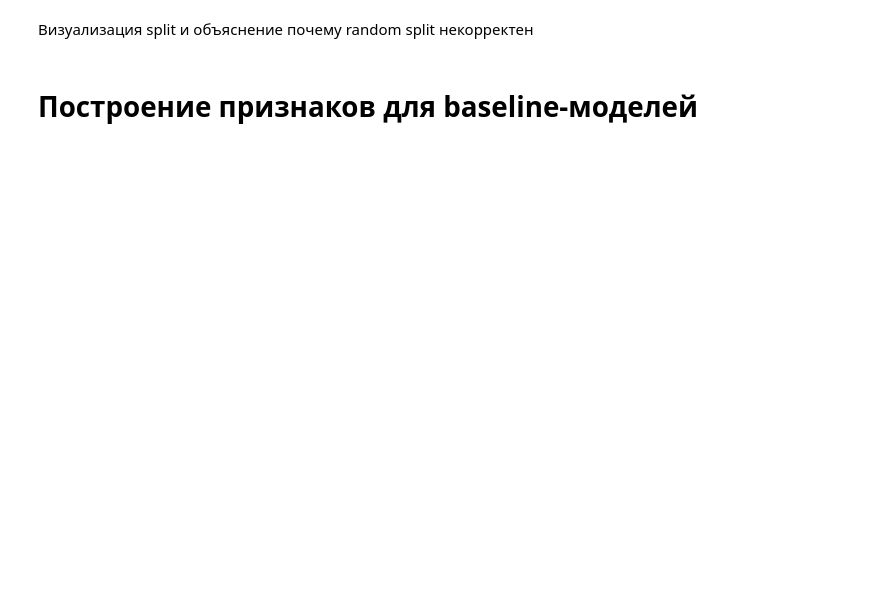
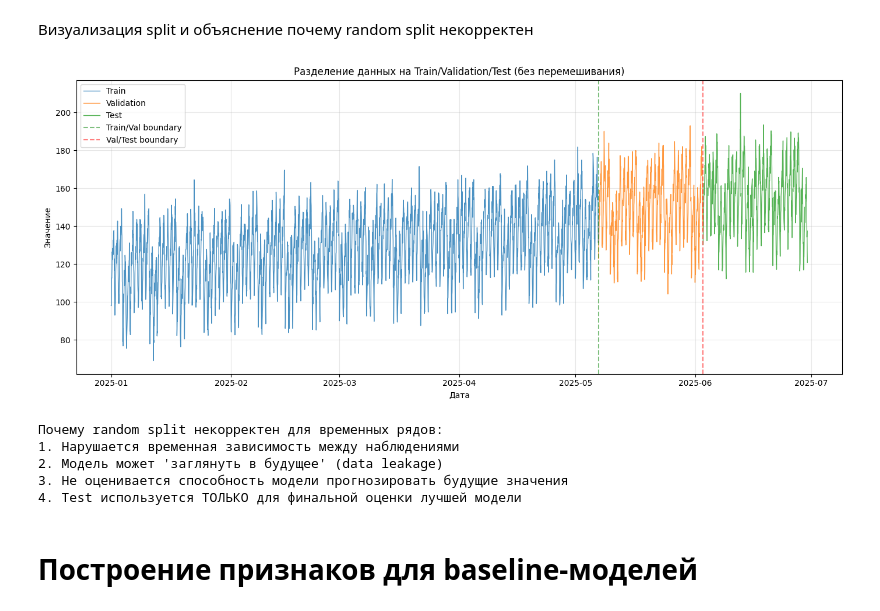
Before and after one commit to nik1t00s/Intelligent-Systems-MIREA, a Jupyter notebook: homeworks/HW12/HW12.ipynb, the cells around one changed output. Saved outputs shown, nothing was run; the diff lists cells and outputs as text; code cells hidden in the pictures; blank space fills up the shorter version.

```diff
--- a/homeworks/HW12/HW12.ipynb
+++ b/homeworks/HW12/HW12.ipynb
@@ -135,23 +134,31 @@ Test:  648 записей (2025-06-03 00:00:00 - 2025-06-29 23:00:00)
 # %%
 plt.figure(figsize=(14, 6))
 plt.plot(train_df['date'], train_df['target'], label='Train', linewidth=1, alpha=0.8)
 plt.plot(val_df['date'], val_df['target'], label='Validation', linewidth=1, alpha=0.8)
 plt.plot(test_df['date'], test_df['target'], label='Test', linewidth=1, alpha=0.8)
 plt.axvline(x=train_df['date'].max(), color='green', linestyle='--', alpha=0.5, label='Train/Val boundary')
 plt.axvline(x=val_df['date'].max(), color='red', linestyle='--', alpha=0.5, label='Val/Test boundary')
-plt.title('Разделение данных на Train/Validation/Test')
+plt.title('Разделение данных на Train/Validation/Test (без перемешивания)')
 plt.xlabel('Дата')
 plt.ylabel('Значение')
 plt.legend()
 plt.grid(True, alpha=0.3)
 plt.tight_layout()
 plt.savefig('artifacts/figures/series_split.png', dpi=150)
 plt.show()
 
 print("\nПочему random split некорректен для временных рядов:")
 print("1. Нарушается временная зависимость между наблюдениями")
 print("2. Модель может 'заглянуть в будущее' (data leakage)")
 print("3. Не оценивается способность модели прогнозировать будущие значения")
+print("4. Test используется ТОЛЬКО для финальной оценки лучшей модели")
+# %% [output]
+[figure, added]
+Почему random split некорректен для временных рядов:
+1. Нарушается временная зависимость между наблюдениями
+2. Модель может 'заглянуть в будущее' (data leakage)
+3. Не оценивается способность модели прогнозировать будущие значения
+4. Test используется ТОЛЬКО для финальной оценки лучшей модели
 # %% [markdown]
 # Построение признаков для baseline-моделей
 # %%
```
Also changed, not shown: parts of 15 cells of this notebook, 13 other files.
